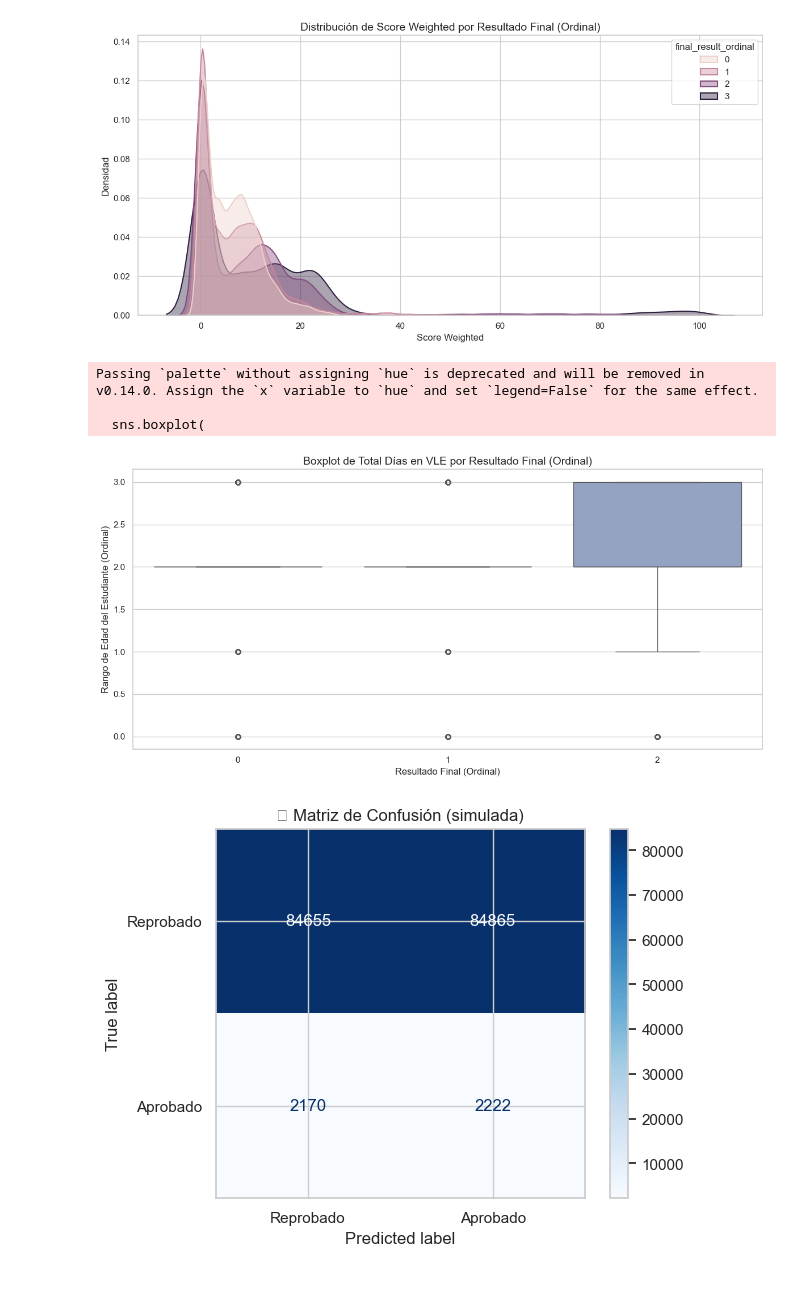
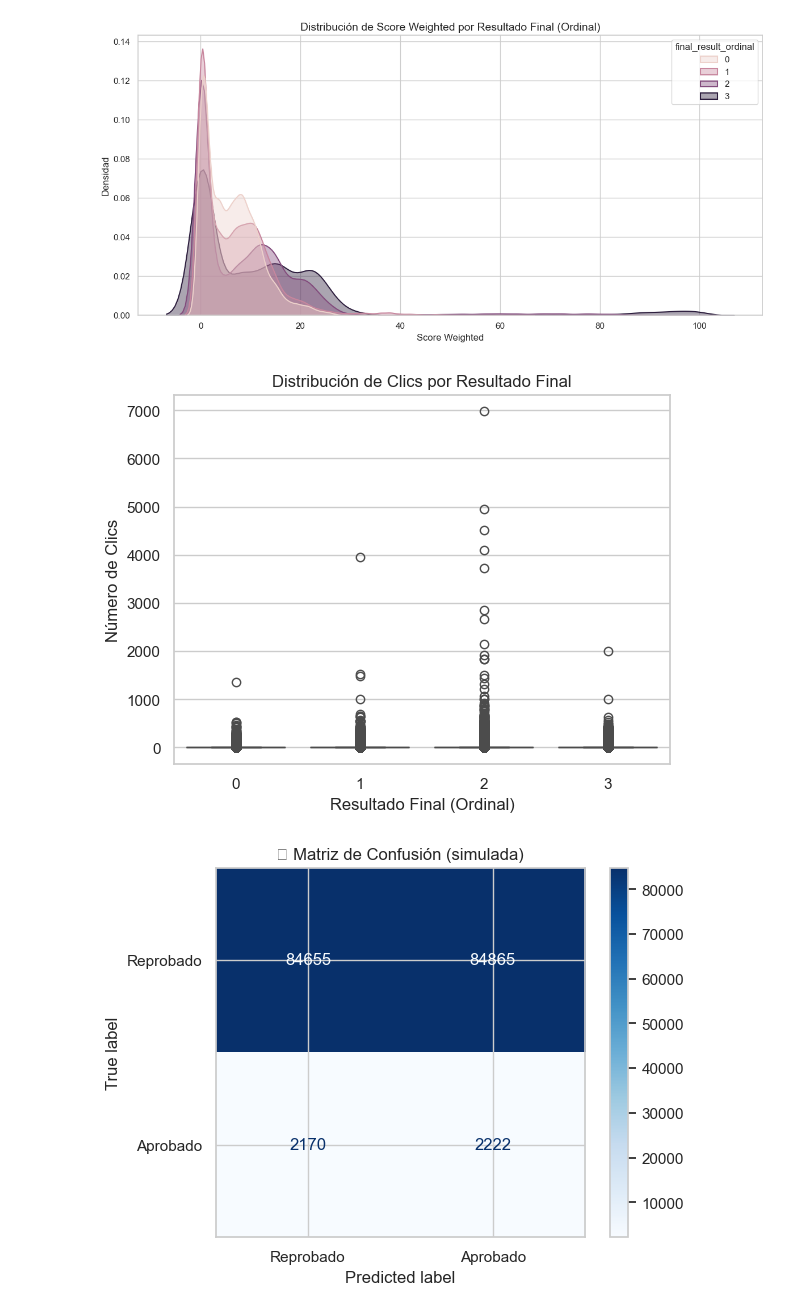
Before and after one commit to SiriusDarkz/oulad-eda, a Jupyter notebook: notebooks/eda_oulad.ipynb, the cells around one changed output. Drawn from its saved outputs; the diff is of its cells as text; code cells hidden in the pictures; blank space fills up the shorter version.

```diff
--- a/notebooks/eda_oulad.ipynb
+++ b/notebooks/eda_oulad.ipynb
@@ -227,24 +227,13 @@ plt.show()
 # %% [output]
 [figure]
 # %%
-
-plt.figure(figsize=(12, 6))
-sns.boxplot(
-    data=df_vle,
-    x="final_result_ordinal",  # Eje categórico
-    y="age_band_ordinal",        # Variable numérica
-    palette="Set2"
-)
-plt.title("Boxplot de Total Días en VLE por Resultado Final (Ordinal)", fontsize=14)
+sns.boxplot(x='final_result_ordinal', y='sum_click', data=df_num_vle)
 plt.xlabel("Resultado Final (Ordinal)")
-plt.ylabel("Rango de Edad del Estudiante (Ordinal)")
-plt.tight_layout()
+plt.ylabel("Número de Clics")
+plt.title("Distribución de Clics por Resultado Final")
 plt.show()
 # %% [output]
-Passing `palette` without assigning `hue` is deprecated and will be removed in v0.14.0. Assign the `x` variable to `hue` and set `legend=False` for the same effect.
-
-  sns.boxplot(
-[figure, old version]
+[figure, new version]
 # %%
 from sklearn.metrics import confusion_matrix, ConfusionMatrixDisplay
 
```
Also changed, not shown: parts of 1 cell of this notebook, 1 other file.
